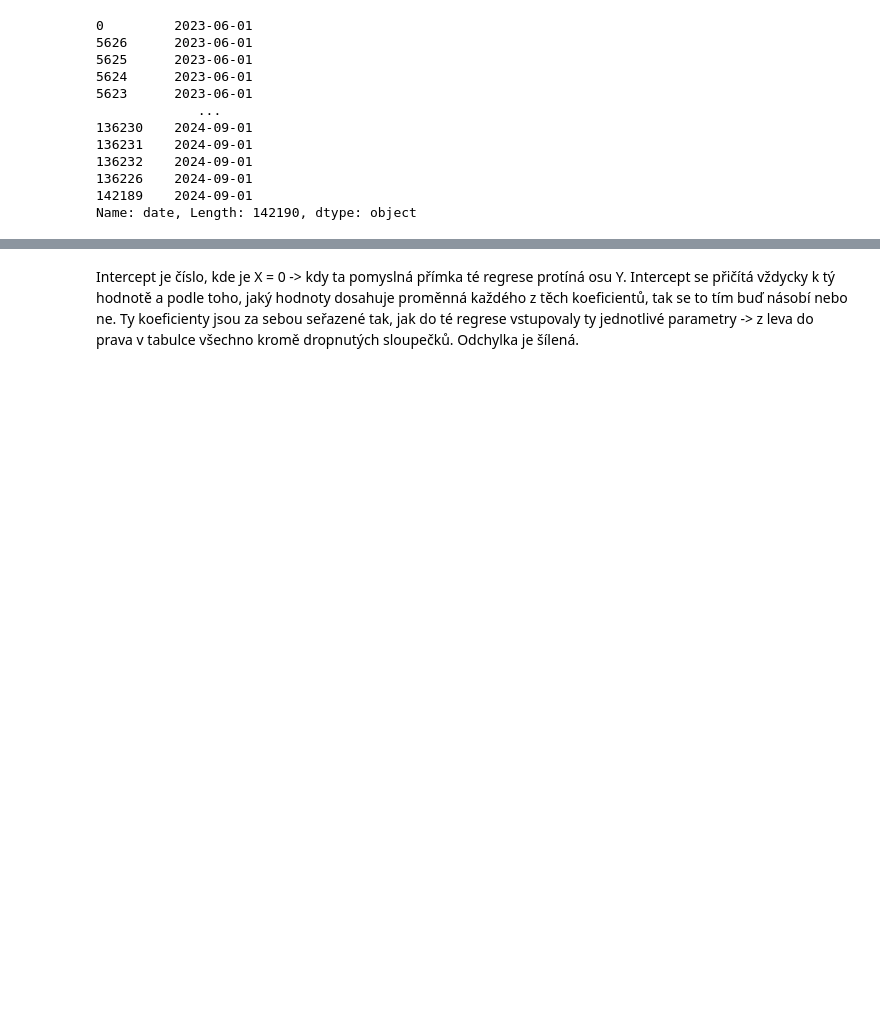
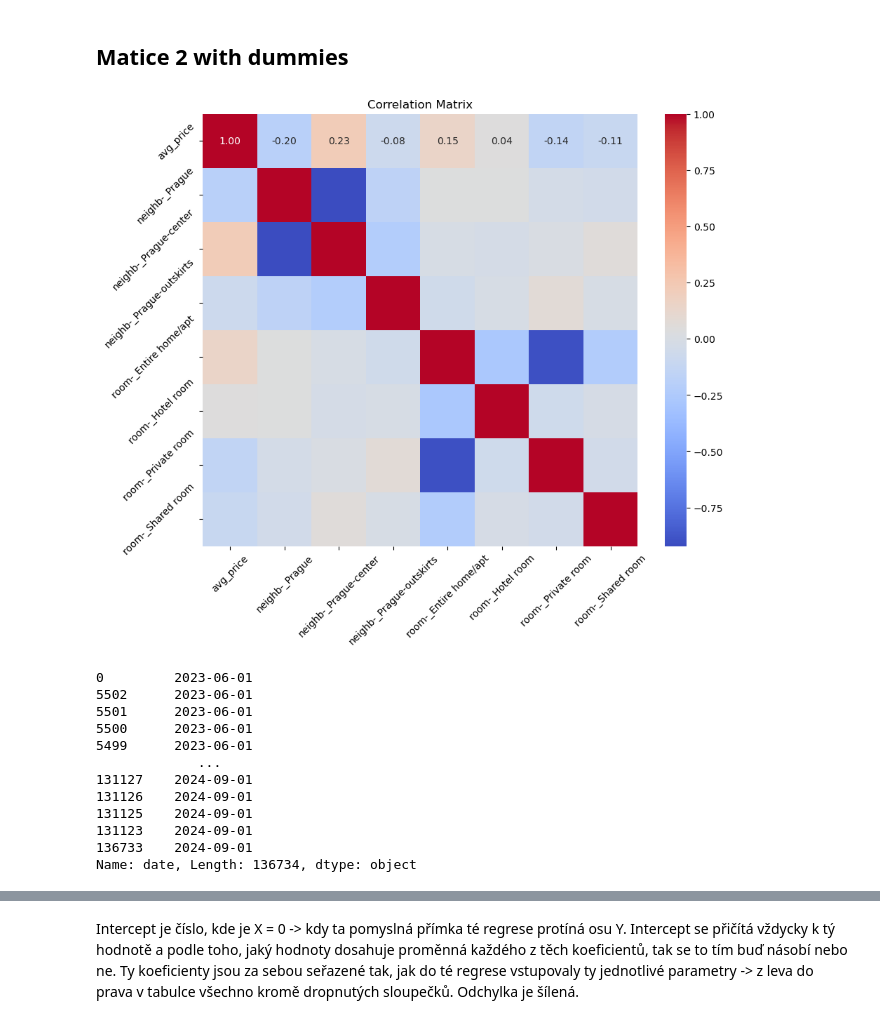
Before and after one commit to tominatorcz/datax, a Jupyter notebook: python/regresion.ipynb, the cells around one changed output, grey strips where cells are left out. Drawn from its saved outputs; the diff is of its cells as text; code cells hidden in the pictures; blank space fills up the shorter version.

Commit message:
Correction of price outliers & linear regression

```diff
--- a/python/regresion.ipynb
+++ b/python/regresion.ipynb
@@ -71,3 +79,25 @@ data.head()
+# %% [markdown]
+## Matice 2 with dummies
+# %%
+data = data[['avg_price','neighb-_Prague','neighb-_Prague-center', 'neighb-_Prague-outskirts', 'room-_Entire home/apt', 'room-_Hotel room', 'room-_Private room','room-_Shared room']]
+
+correlation_matrix = data.corr(method='pearson')
+
+# Nastavení velikosti obrázku
+plt.figure(figsize=(10, 8))
+
+# Vytvoření heatmapy
+sns.heatmap(correlation_matrix, annot=True, cmap='coolwarm', fmt=".2f")
+
+# Nastavení popisků os
+plt.title('Correlation Matrix')
+plt.xticks(rotation=45)
+plt.yticks(rotation=45)
+
+# Zobrazení grafu
+plt.show()
+# %% [output]
+[figure, added]
 # %%
 ## dělba na datasety, ale nějak se to jebe, je to potřeba polatid, aby to fakt bylo správně podle toho data, chyba je nejspíš v tom postupu toho train test splitu...
 
@@ -94,27 +124,27 @@ total_rows = len(data_sorted)
 train_idx = int(total_rows * 0.6)
 valid_idx = int(total_rows * 0.8)
 
-X_train = data_sorted.iloc[:train_idx].drop(['avg_price','neighbourhood_cleansed','room_type','date','review_scores_rating'], axis=1)
+X_train = data_sorted.iloc[:train_idx].drop(['avg_price','neighbourhood_cleansed','room_type','date'], axis=1)
 y_train = data_sorted.iloc[:train_idx]['avg_price']
 
-X_valid = data_sorted.iloc[train_idx:valid_idx].drop(['avg_price','neighbourhood_cleansed','room_type','date','review_scores_rating'], axis=1)
+X_valid = data_sorted.iloc[train_idx:valid_idx].drop(['avg_price','neighbourhood_cleansed','room_type','date'], axis=1)
 y_valid = data_sorted.iloc[train_idx:valid_idx]['avg_price']
 
-X_test = data_sorted.iloc[valid_idx:].drop(['avg_price','neighbourhood_cleansed','room_type','date','review_scores_rating'], axis=1)
+X_test = data_sorted.iloc[valid_idx:].drop(['avg_price','neighbourhood_cleansed','room_type','date'], axis=1)
 y_test = data_sorted.iloc[valid_idx:]['avg_price']
 # %% [output]
 0         2023-06-01
-5626      2023-06-01
-5625      2023-06-01
-5624      2023-06-01
-5623      2023-06-01
+5502      2023-06-01
+5501      2023-06-01
+5500      2023-06-01
+5499      2023-06-01
              ...
-136230    2024-09-01
-136231    2024-09-01
-136232    2024-09-01
-136226    2024-09-01
-142189    2024-09-01
-Name: date, Length: 142190, dtype: object
+131127    2024-09-01
+131126    2024-09-01
+131125    2024-09-01
+131123    2024-09-01
+136733    2024-09-01
+Name: date, Length: 136734, dtype: object
 # %%
 num_rows_train = len(X_train)
 num_rows_valid = len(X_valid)
```
Also changed, not shown: parts of 8 cells of this notebook, 2 other files.
